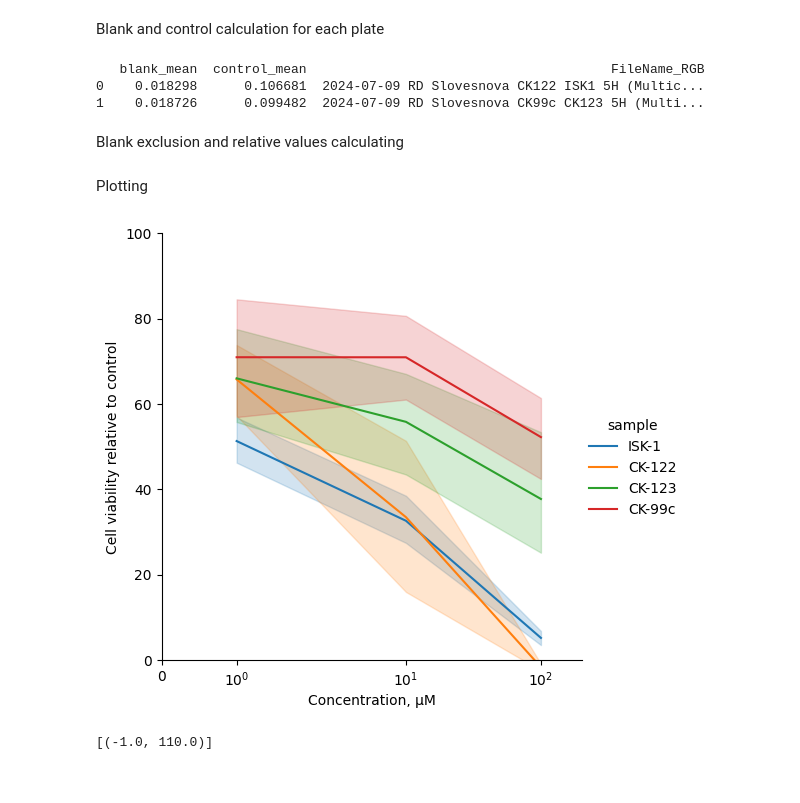
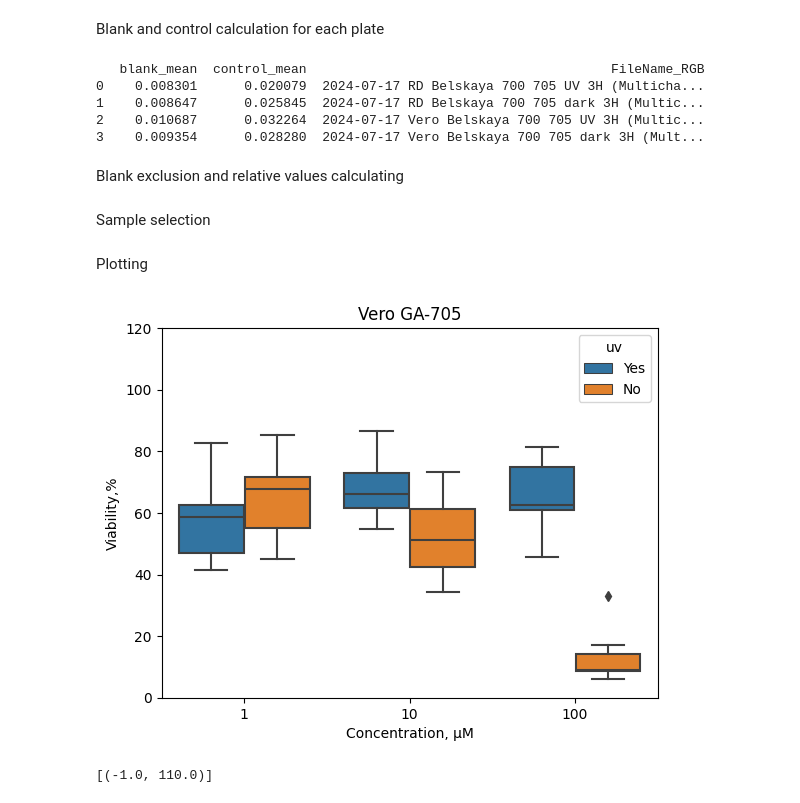
Before and after one commit to arteys/Resazurin_ChemiDoc, a Jupyter notebook: RZ_2_sub_3_conc.ipynb, the cells around one changed output. Saved outputs shown, nothing was run; the diff lists cells and outputs as text; code cells hidden in the pictures.

```diff
--- a/RZ_2_sub_3_conc.ipynb
+++ b/RZ_2_sub_3_conc.ipynb
@@ -10,7 +10,7 @@ import matplotlib.pyplot as plt
 # %% [markdown]
 New for multiple images in CP file
 # %%
-part_to_folder = r"C:\Users\Modern\Documents\Biorad\CellProfiler\Results\2024-07-09 RD Slovesnova CK122 ISK1 CK99c CK123"
+part_to_folder = r"C:\Users\Modern\Documents\Biorad\CellProfiler\Results\2024-07-17 Vero Belskaya 700 705 UV Dark"
 
 # files = [f for f in listdir(part_to_folder) if isfile(join(part_to_folder, f))]
 
@@ -130,7 +106,7 @@ blank_control_array = []
 
 for p in plate:
     blank_p = data_plate[(data_plate['blank'] == 'Yes') & (data_plate['FileName_RGB'] == p)].loc[:,'Intensity_MeanIntensity_OrigGreen'].mean()
-    control_p = data_plate[(data_plate['conc_uM'] == 0) & (data_plate['blank'] == 'No') & (data_plate['FileName_RGB'] == p)].loc[:,'Intensity_MeanIntensity_OrigGreen'].mean()
+    control_p = data_plate[(data_plate['control'] == 'Yes') & (data_plate['blank'] == 'No') & (data_plate['FileName_RGB'] == p)].loc[:,'Intensity_MeanIntensity_OrigGreen'].mean()
     bc_array_i = [blank_p,control_p,p]
 
     blank_control_array.append(bc_array_i)
@@ -141,8 +117,10 @@ blank_control_df = pd.DataFrame(blank_control_array, columns = ['blank_mean', 'c
 print(blank_control_df)
 # %% [output]
    blank_mean  control_mean                                       FileName_RGB
-0    0.018298      0.106681  2024-07-09 RD Slovesnova CK122 ISK1 5H (Multic...
-1    0.018726      0.099482  2024-07-09 RD Slovesnova CK99c CK123 5H (Multi...
+0    0.008301      0.020079  2024-07-17 RD Belskaya 700 705 UV 3H (Multicha...
+1    0.008647      0.025845  2024-07-17 RD Belskaya 700 705 dark 3H (Multic...
+2    0.010687      0.032264  2024-07-17 Vero Belskaya 700 705 UV 3H (Multic...
+3    0.009354      0.028280  2024-07-17 Vero Belskaya 700 705 dark 3H (Mult...
 # %% [markdown]
 Blank exclusion and relative values calculating
 # %%
@@ -152,22 +130,34 @@ data_plate_with_mean_blank_control = pd.merge(data_plate_wo_blank_wells, blank_c
 
 data_plate_with_mean_blank_control['Green_blanked'] = data_plate_with_mean_blank_control['Intensity_MeanIntensity_OrigGreen'] - data_plate_with_mean_blank_control['blank_mean']
 data_plate_with_mean_blank_control['Green_relative'] = data_plate_with_mean_blank_control['Green_blanked']/data_plate_with_mean_blank_control['control_mean']*100
+# %% [markdown]
+Sample selection
+# %%
+data_selected = data_plate_with_mean_blank_control[(data_plate_with_mean_blank_control['cells'] == 'Vero') &
+                                                   (data_plate_with_mean_blank_control['sample'] == '705')]
+
+# print(data_selected)
 # %% [markdown]
 Plotting
 # %%
-ax = sns.relplot(data=data_plate_with_mean_blank_control, x="conc_uM", y="Green_relative", kind="line", hue = 'sample')
+# ax = sns.relplot(data=data_plate_with_mean_blank_control, x="conc_uM", y="Green_relative", kind="line", hue = 'uv', ci=None)
+
+ax = sns.boxplot(data=data_selected, x="conc_uM", y="Green_relative", hue='uv')
+
 
 
 # ax.set(xlabel=None, ylabel='Viable cell, % of control')
 
-ax.set(xlabel='Concentration, μM', ylabel='Cell viability relative to control')
-ax.set(xscale="symlog")
+ax.set(xlabel='Concentration, μM', ylabel='Viability,%')
+# ax.set(xscale="symlog")
 
-ax.set(xlim=(0, 200),ylim = (0,100))
+ax.set(ylim=(0, 120))
+
+plt.title("Vero GA-705")
 
 plt.show()
 # %% [output]
-[figure, old version]
+[figure, new version]
 # %%
 ax = sns.swarmplot(data=data_plate_with_mean_blank_control, x="conc_uM", y="Green_blanked", hue = 'cells')
 ax.set(xscale="symlog")
```
Also changed, not shown: parts of 4 cells of this notebook, 8 other files.
